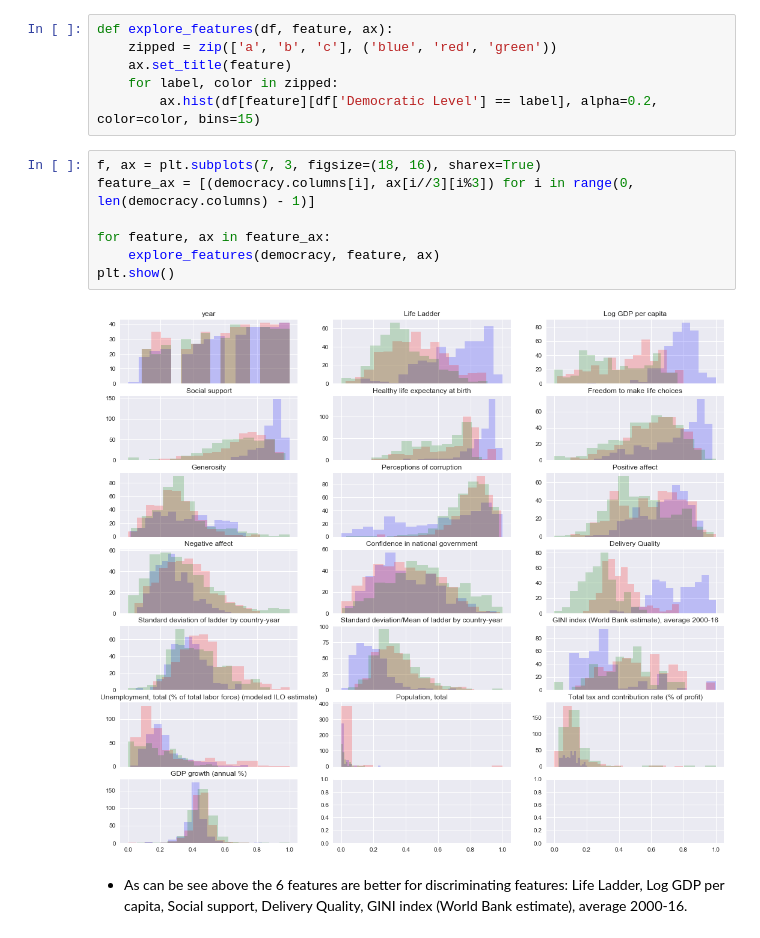
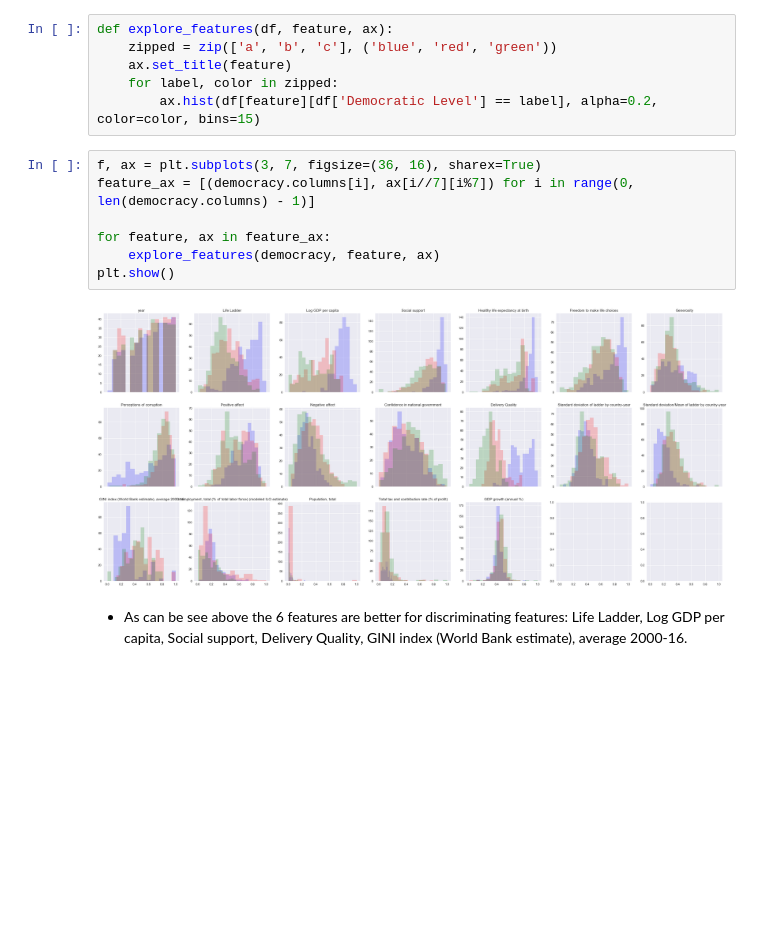
Before and after one commit to Mooophy/158222, a Jupyter notebook: as3/As3.ipynb, the cells around one changed output. Saved outputs shown, nothing was run; the diff lists cells and outputs as text; blank space fills up the shorter version.

Commit message:
subplots

```diff
--- a/as3/As3.ipynb
+++ b/as3/As3.ipynb
@@ -56,14 +58,14 @@ def explore_features(df, feature, ax):
     for label, color in zipped:
         ax.hist(df[feature][df['Democratic Level'] == label], alpha=0.2, color=color, bins=15)
 # %%
-f, ax = plt.subplots(7, 3, figsize=(18, 16), sharex=True)
-feature_ax = [(democracy.columns[i], ax[i//3][i%3]) for i in range(0, len(democracy.columns) - 1)]
+f, ax = plt.subplots(3, 7, figsize=(36, 16), sharex=True)
+feature_ax = [(democracy.columns[i], ax[i//7][i%7]) for i in range(0, len(democracy.columns) - 1)]
 
 for feature, ax in feature_ax:
     explore_features(democracy, feature, ax)
 plt.show()
 # %% [output]
-[figure, old version]
+[figure, new version]
 # %% [markdown]
 * As can be see above the 6 features are better for discriminating features: Life Ladder, Log GDP per capita, Social support,  Delivery Quality, GINI index (World Bank estimate), average 2000-16.
 # %%
```
Also changed, not shown: parts of 1 cell of this notebook.
